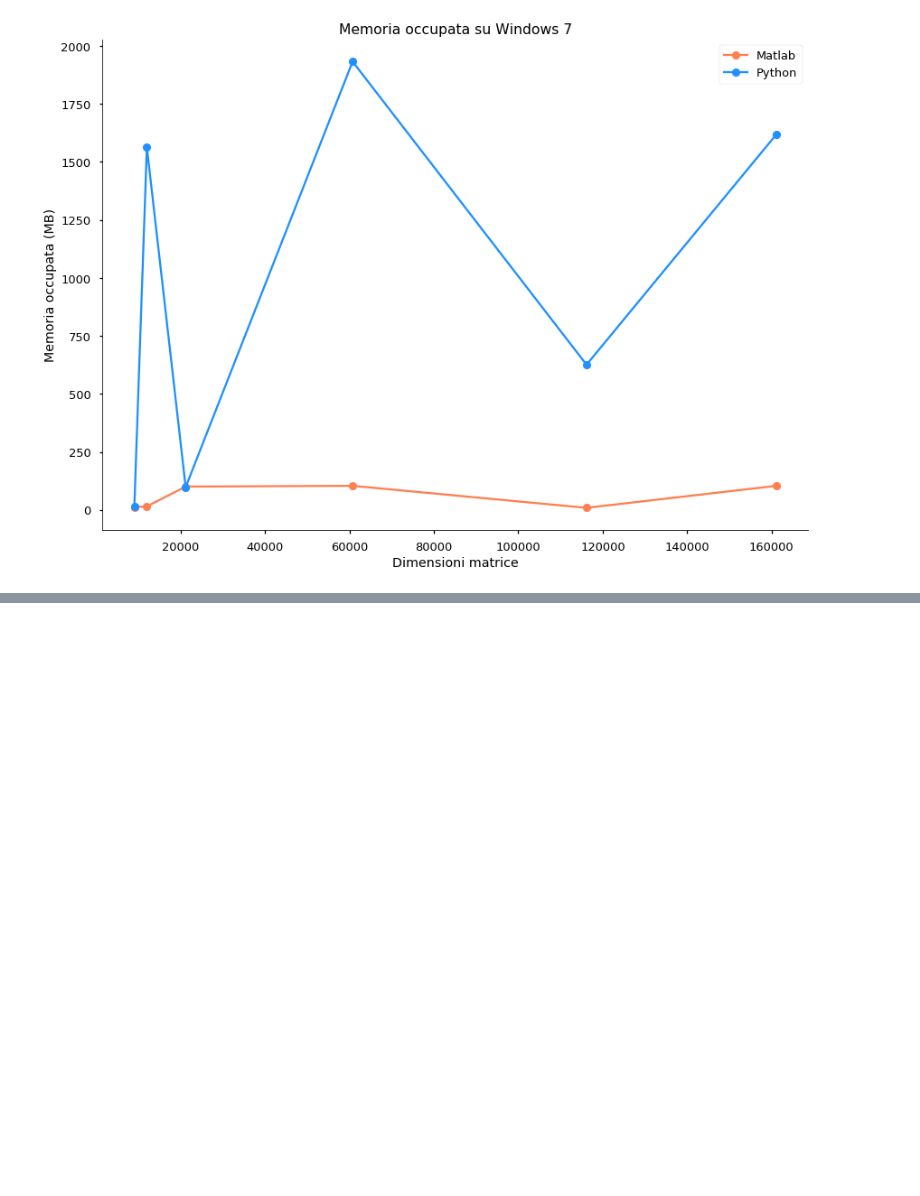
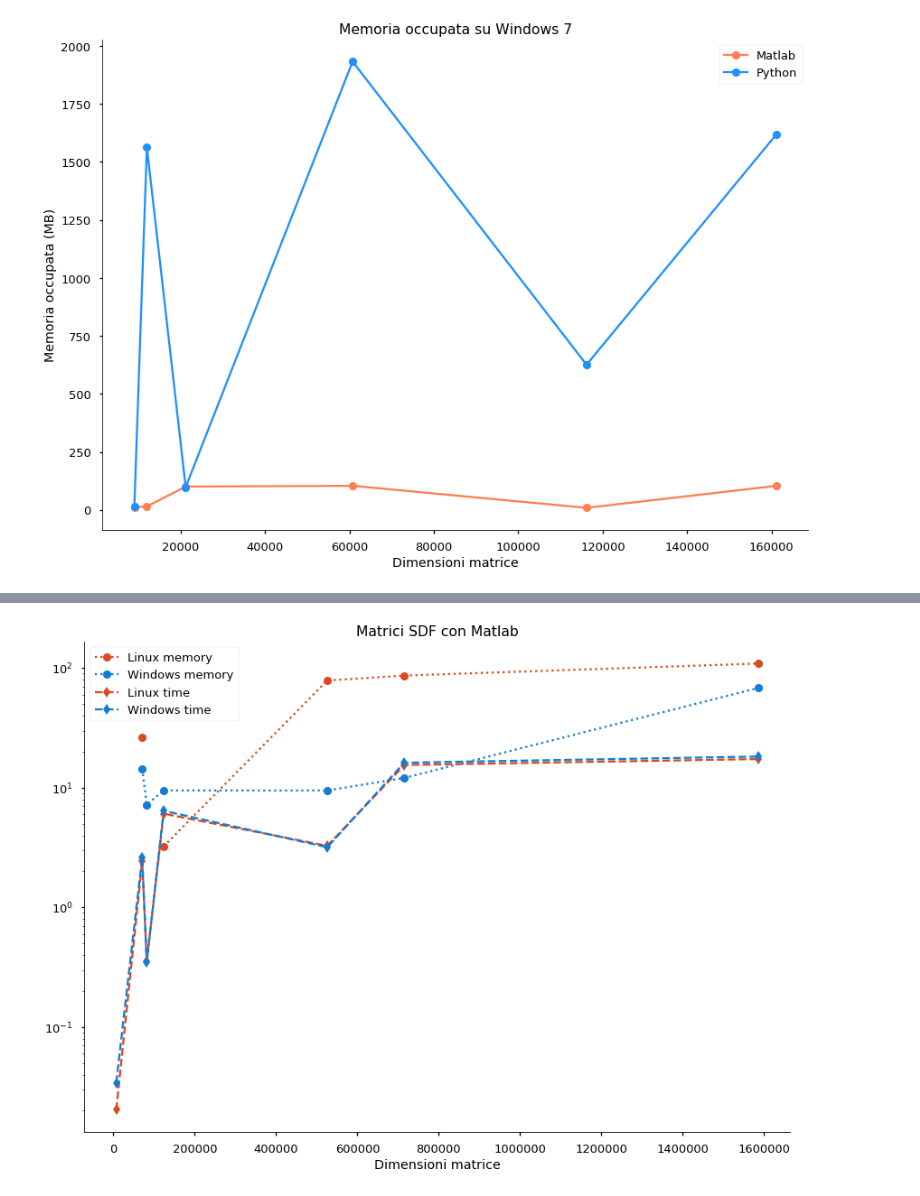
Before and after one commit to PCampi/algebra-lineare, a Jupyter notebook: Grafici.ipynb, the cells around one changed output, grey strips where cells are left out. Saved outputs shown, nothing was run; the diff lists cells and outputs as text; code cells hidden in the pictures; blank space fills up the shorter version.

```diff
--- a/Grafici.ipynb
+++ b/Grafici.ipynb
@@ -343,0 +407,5 @@ pl.savefig('./immagini_finali/unsym-ubuntu.png', bbox_inches='tight')
+# %%
+mega_plot_os(matlab_ubuntu_sdf, matlab_windows_sdf, 'SDF', 'Matlab', fill=False, error=False)
+pl.savefig('./immagini_finali/sdf-matlab.png', bbox_inches='tight')
+# %% [output]
+[figure, added]
```
Also changed, not shown: parts of 11 cells of this notebook.
